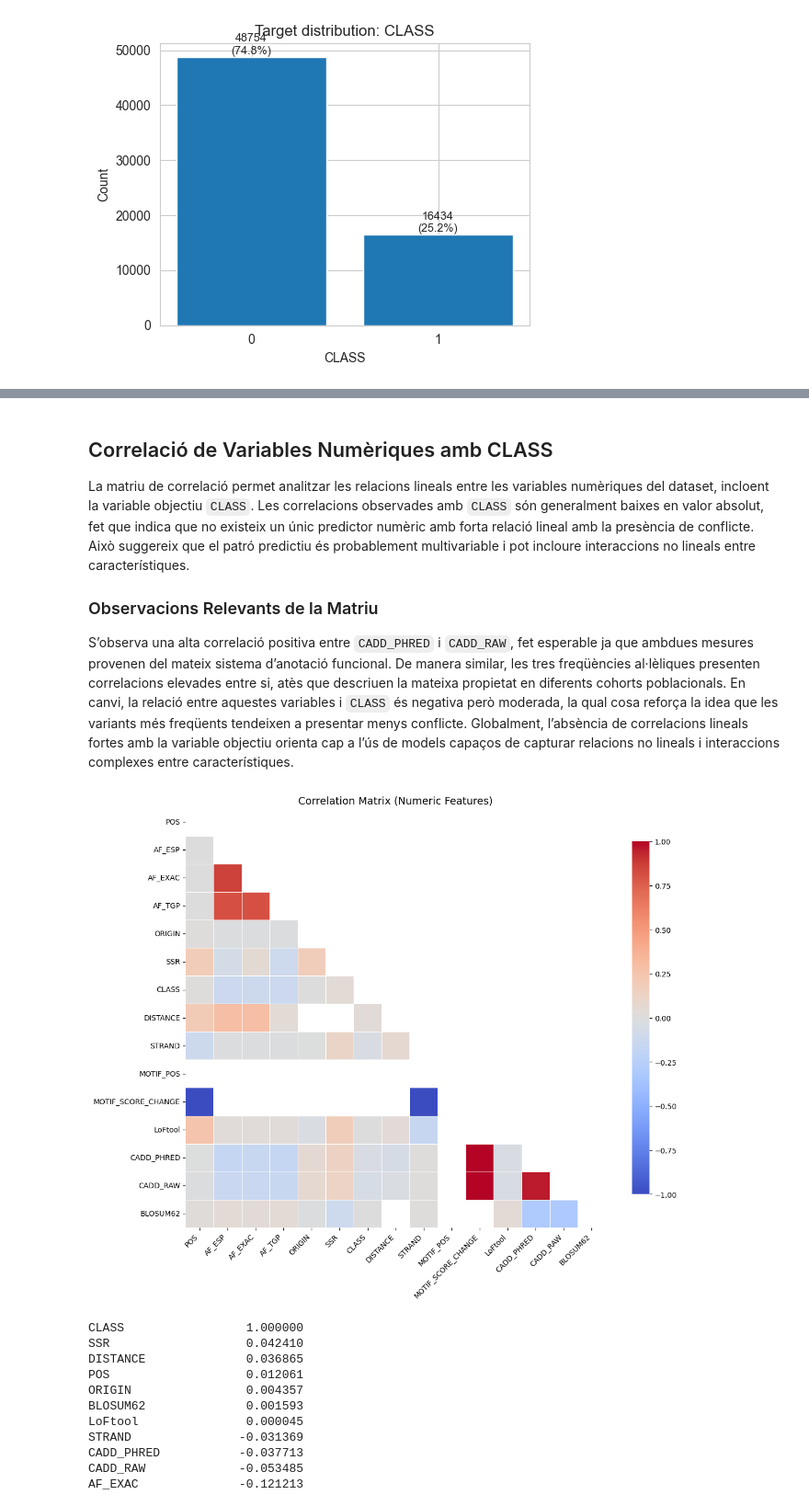
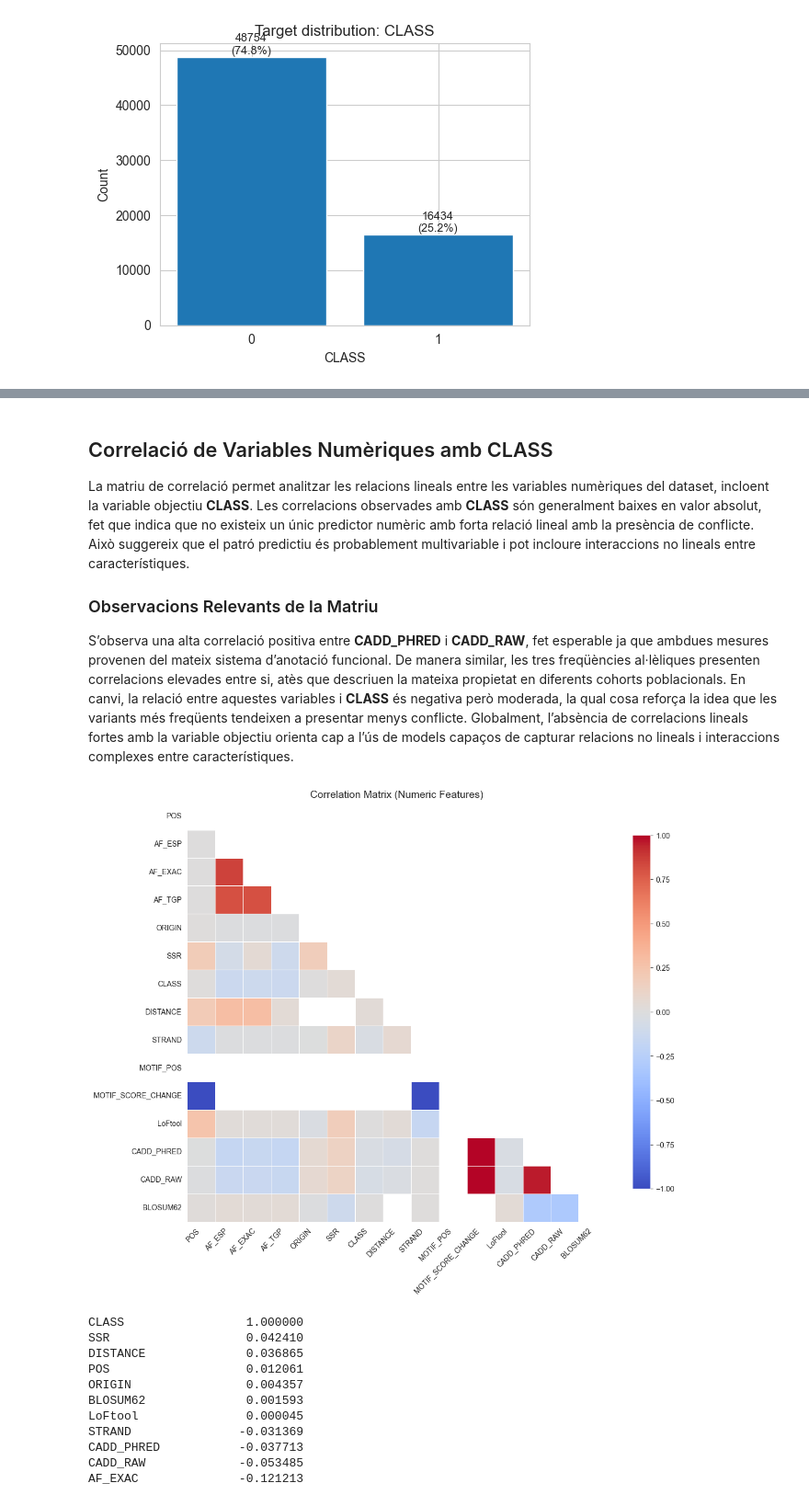
Before and after one commit to eliagarcia/tfg-genetic-variants, a Jupyter notebook: notebooks/eda.ipynb, the cells around one changed output, grey strips where cells are left out. Shown at 92% size. Cells and saved outputs as stored; diff of their text form; code cells hidden in the pictures.

```diff
--- a/notebooks/eda.ipynb
+++ b/notebooks/eda.ipynb
@@ -287,43 +287,38 @@ plt.show()
 # %% [markdown]
 ## Correlació de Variables Numèriques amb CLASS
 
-La matriu de correlació permet analitzar les relacions lineals entre les variables numèriques del dataset, incloent la variable objectiu `CLASS`. Les correlacions observades amb `CLASS` són generalment baixes en valor absolut, fet que indica que no existeix un únic predictor numèric amb forta relació lineal amb la presència de conflicte. Això suggereix que el patró predictiu és probablement multivariable i pot incloure interaccions no lineals entre característiques.
+La matriu de correlació permet analitzar les relacions lineals entre les variables numèriques del dataset, incloent la variable objectiu **CLASS**. Les correlacions observades amb **CLASS** són generalment baixes en valor absolut, fet que indica que no existeix un únic predictor numèric amb forta relació lineal amb la presència de conflicte. Això suggereix que el patró predictiu és probablement multivariable i pot incloure interaccions no lineals entre característiques.
 
 ### Observacions Relevants de la Matriu
 
-S’observa una alta correlació positiva entre `CADD_PHRED` i `CADD_RAW`, fet esperable ja que ambdues mesures provenen del mateix sistema d’anotació funcional. De manera similar, les tres freqüències al·lèliques presenten correlacions elevades entre si, atès que descriuen la mateixa propietat en diferents cohorts poblacionals. En canvi, la relació entre aquestes variables i `CLASS` és negativa però moderada, la qual cosa reforça la idea que les variants més freqüents tendeixen a presentar menys conflicte. Globalment, l’absència de correlacions lineals fortes amb la variable objectiu orienta cap a l’ús de models capaços de capturar relacions no lineals i interaccions complexes entre característiques.
+S’observa una alta correlació positiva entre **CADD_PHRED** i **CADD_RAW**, fet esperable ja que ambdues mesures provenen del mateix sistema d’anotació funcional. De manera similar, les tres freqüències al·lèliques presenten correlacions elevades entre si, atès que descriuen la mateixa propietat en diferents cohorts poblacionals. En canvi, la relació entre aquestes variables i **CLASS** és negativa però moderada, la qual cosa reforça la idea que les variants més freqüents tendeixen a presentar menys conflicte. Globalment, l’absència de correlacions lineals fortes amb la variable objectiu orienta cap a l’ús de models capaços de capturar relacions no lineals i interaccions complexes entre característiques.
 # %%
-# Correlation matrix (numeric)
-import seaborn as sns
-import numpy as np
-import matplotlib.pyplot as plt
-
-# Numeric columns only
+# Matriu de correlacio (variables numeriques)
 num_df = df.select_dtypes(include=[np.number]).copy()
 corr = num_df.corr()
+sns.set_style("white")
 
-# Hide upper triangle
+# Mascara per ocultar el triangle superior
 mask = np.triu(np.ones_like(corr, dtype=bool))
 
 plt.figure(figsize=(12, 10))
 sns.heatmap(
     corr,
     mask=mask,
     cmap="coolwarm",
     center=0,
     vmin=-1, vmax=1,
     square=True,
     linewidths=0.5,
     cbar_kws={"shrink": 0.8}
 )
-
 plt.title("Correlation Matrix (Numeric Features)", fontsize=14)
 plt.xticks(rotation=45, ha="right")
 plt.yticks(rotation=0)
 plt.tight_layout()
 plt.show()
 # %% [output]
-[figure, old version]
+[figure, new version]
 # %%
 class_corr.head(15)
 # %% [output]
```
Also changed, not shown: parts of 21 cells of this notebook, 1 other file.
